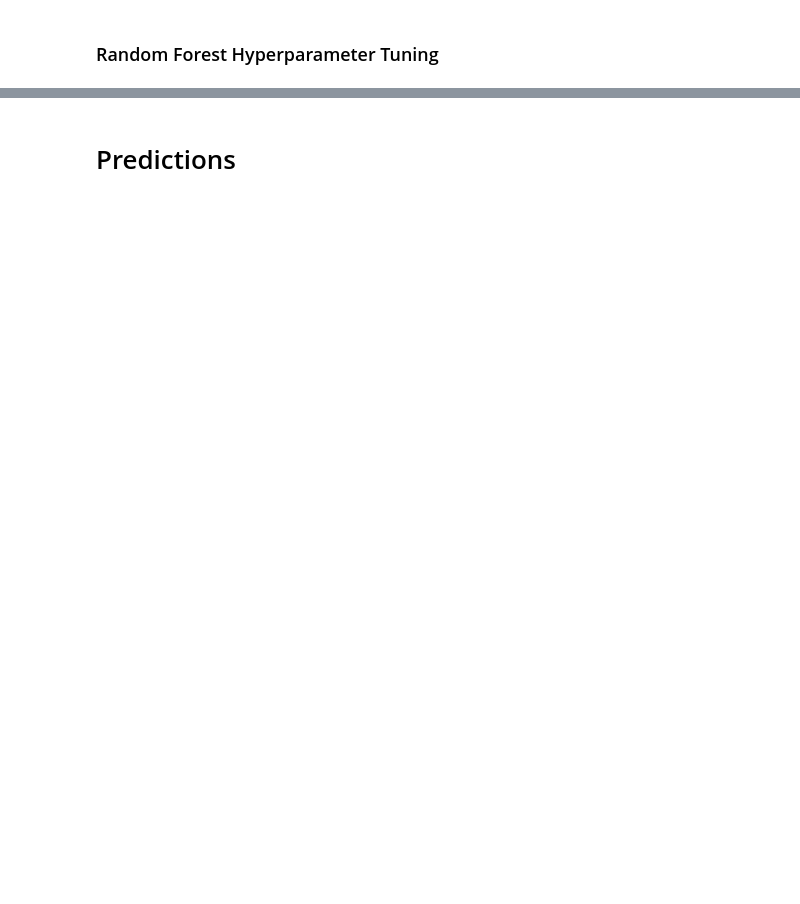
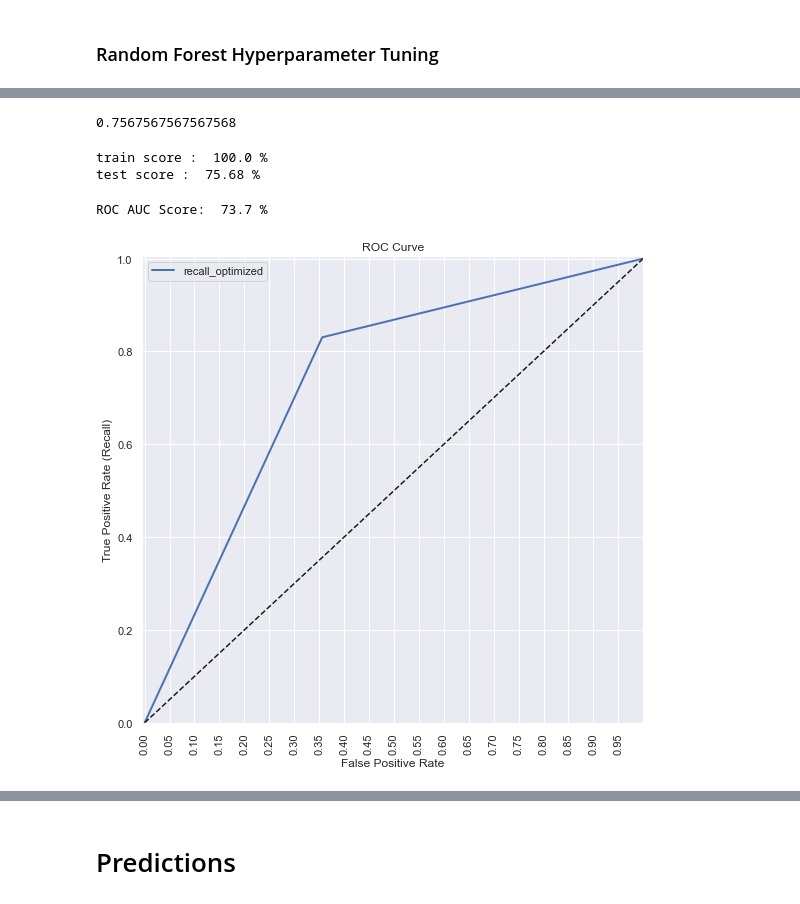
Before and after one commit to herdinsurya/Startup-Success-Prediction, a Jupyter notebook: Startup Success Prediction.ipynb, the cells around one changed output, grey strips where cells are left out. Saved outputs shown, nothing was run; the diff lists cells and outputs as text; code cells hidden in the pictures; blank space fills up the shorter version.

Commit message:
add several algorithm to jupyter notebook and add machine learning model

```diff
--- a/Startup Success Prediction.ipynb
+++ b/Startup Success Prediction.ipynb
@@ -763,0 +766,14 @@ plot_precision_recall_vs_threshold(p, r, thresholds)
+# %%
+from sklearn.tree import DecisionTreeClassifier
+dt = DecisionTreeClassifier(random_state=42)
+dt_model = dt.fit(xtrain,ytrain)
+y_predicteddt = dt.predict(xtest)
+
+print('\nclassification report')
+print(classification_report(ytest, y_predicteddt)) # generate the precision, recall, f-1 score, num
+print('Decision Tree: ROC AUC = ',str(round(roc_auc_score(ytest, y_predicteddt)*100,1)), '%')
+print('Decision Tree: Precision = ',str(round(precision_score(ytest, y_predicteddt)*100,1)), '%')
+print('Decision Tree: Recall = ',str(round(recall_score(ytest, y_predicteddt)*100,1)), '%')
+print('Decision Tree: Accuracy = ',str(round(accuracy_score(ytest, y_predicteddt)*100,1)), '%')
+print('Decision Tree: F1-Score = ',str(round(f1_score(ytest, y_predicteddt)*100,1)), '%')
+confusion_matrix(ytest, y_predicteddt)
@@ -763,0 +802,26 @@ plot_precision_recall_vs_threshold(p, r, thresholds)
+# %%
+#Load and print model score
+loaded_model = pickle.load(open('DecisionTree.pkl', 'rb'))
+result = loaded_model.score(xtest,ytest)
+print(result)
+# %% [output]
+0.7567567567567568
+# %%
+#print model score to check if the model is overfitting or not
+print('train score : ', str(round(loaded_model.score(xtrain, ytrain)*100,2)), '%')
+print('test score : ', str(round(loaded_model.score(xtest, ytest)*100,2)),'%')
+# %% [output]
+train score :  100.0 %
+test score :  75.68 %
+# %%
+from sklearn.metrics import roc_curve
+from sklearn.metrics import auc
+
+#make roc auc curve
+fpr, tpr, auc_thresholds = roc_curve(ytest, y_predicteddt)
+print('ROC AUC Score: ',str(round(auc(fpr, tpr)*100,1)), '%') # AUC of ROC
+plot_roc_curve(fpr, tpr, 'recall_optimized')
+#plt.savefig('fig/Random Forest ROC Curve.png')
+# %% [output]
+ROC AUC Score:  73.7 %
+[figure, added]
```
Also changed, not shown: parts of 84 cells of this notebook, 13 other files.
